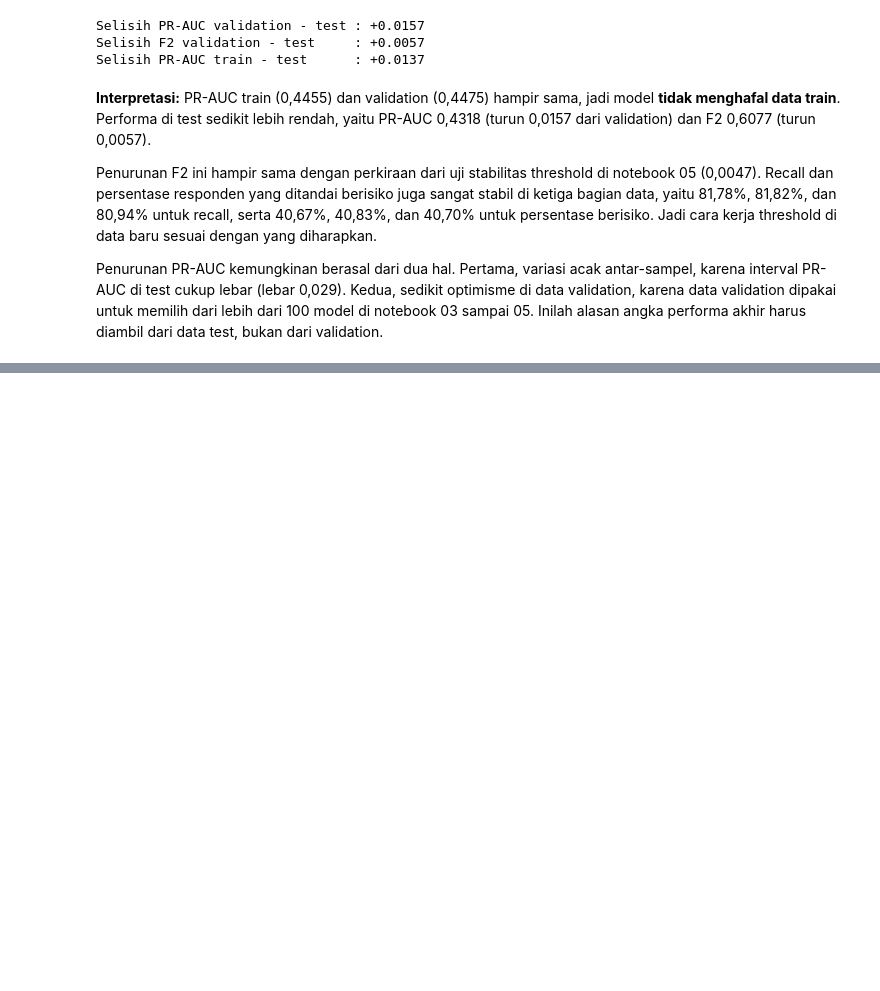
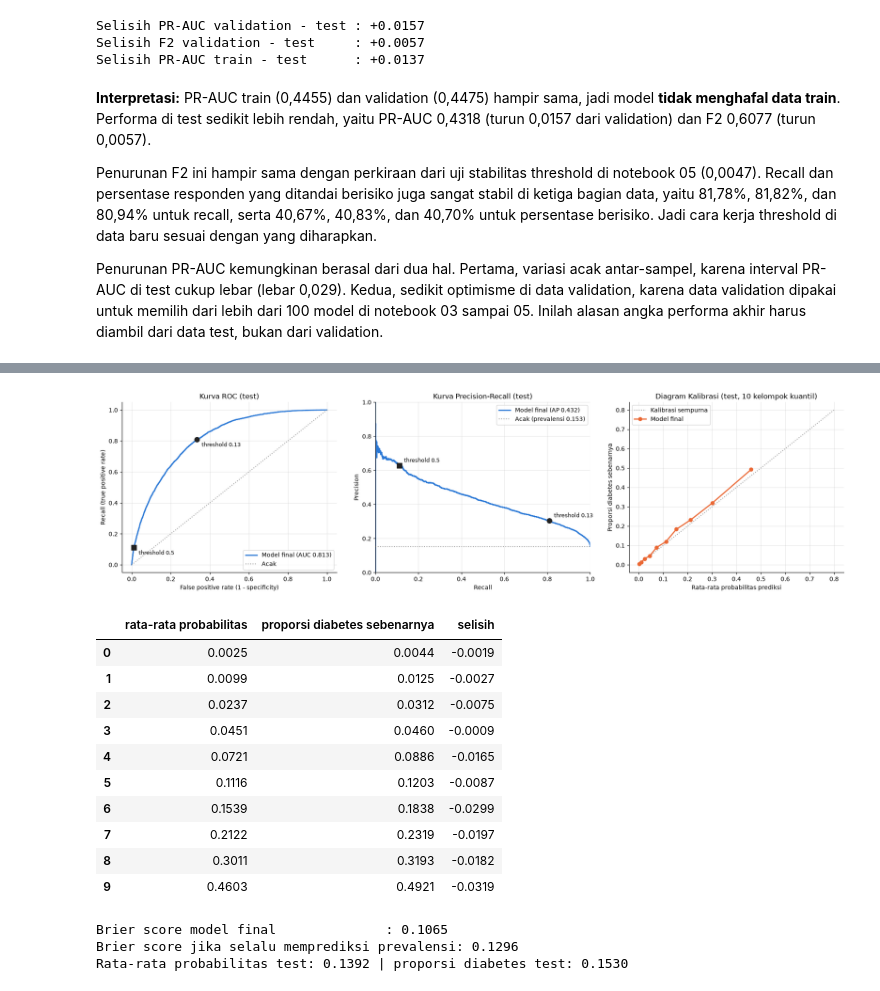
Before and after one commit to felix-malvin/mythos-diabetes-risk-mlp, a Jupyter notebook: notebooks/07_evaluasi_final.ipynb, the cells around one changed output, grey strips where cells are left out. Saved outputs shown, nothing was run; the diff lists cells and outputs as text; code cells hidden in the pictures; blank space fills up the shorter version.

Commit message:
Evaluasi: Kurva ROC, Precision-Recall, dan Kalibrasi Probabilitas

```diff
--- a/notebooks/07_evaluasi_final.ipynb
+++ b/notebooks/07_evaluasi_final.ipynb
@@ -324,0 +329,64 @@ Penurunan PR-AUC kemungkinan berasal dari dua hal. Pertama, variasi acak antar-s
+# %%
+fig, axes = plt.subplots(1, 3, figsize=(18, 5))
+fpr, tpr, _ = roc_curve(y_test, prob_test)
+ax = axes[0]
+ax.plot(fpr, tpr, color=WARNA["utama"], lw=2, label=f"Model final (AUC {r_test['roc_auc']:.3f})")
+ax.plot([0, 1], [0, 1], ls=":", color=WARNA["abu"], label="Acak")
+for t, mk in [(0.5, "s"), (THRESHOLD, "o")]:
+    m_ = ev.metrics_at_threshold(y_test, prob_test, t)
+    ax.scatter(1 - m_["specificity"], m_["recall"], s=70, marker=mk, color="#222222", zorder=3)
+    ax.annotate(f"threshold {t}", (1 - m_["specificity"], m_["recall"]), xytext=(8, -12), textcoords="offset points", fontsize=9)
+ax.set_xlabel("False positive rate (1 - specificity)")
+ax.set_ylabel("Recall (true positive rate)")
+ax.set_title("Kurva ROC (test)")
+ax.legend(loc="lower right")
+
+pp, rr, _ = precision_recall_curve(y_test, prob_test)
+ax = axes[1]
+ax.plot(rr, pp, color=WARNA["utama"], lw=2, label=f"Model final (AP {r_test['pr_auc']:.3f})")
+ax.axhline(y_test.mean(), ls=":", color=WARNA["abu"], label=f"Acak (prevalensi {y_test.mean():.3f})")
+for t, mk in [(0.5, "s"), (THRESHOLD, "o")]:
+    m_ = ev.metrics_at_threshold(y_test, prob_test, t)
+    ax.scatter(m_["recall"], m_["precision"], s=70, marker=mk, color="#222222", zorder=3)
+    ax.annotate(f"threshold {t}", (m_["recall"], m_["precision"]), xytext=(8, 6), textcoords="offset points", fontsize=9)
+ax.set_xlabel("Recall")
+ax.set_ylabel("Precision")
+ax.set_xlim(0, 1)
+ax.set_ylim(0, 1)
+ax.set_title("Kurva Precision-Recall (test)")
+ax.legend(loc="upper right")
+
+frac_pos, mean_pred = calibration_curve(y_test, prob_test, n_bins=10, strategy="quantile")
+ax = axes[2]
+ax.plot([0, 0.8], [0, 0.8], ls=":", color=WARNA["abu"], label="Kalibrasi sempurna")
+ax.plot(mean_pred, frac_pos, marker="o", color=WARNA["kedua"], lw=2, label="Model final")
+ax.set_xlabel("Rata-rata probabilitas prediksi")
+ax.set_ylabel("Proporsi diabetes sebenarnya")
+ax.set_title("Diagram Kalibrasi (test, 10 kelompok kuantil)")
+ax.legend(loc="upper left")
+fig.tight_layout()
+viz.save_fig(fig, "eval_03_roc_pr_kalibrasi_test")
+plt.show()
+
+kalibrasi = pd.DataFrame({"rata-rata probabilitas": mean_pred, "proporsi diabetes sebenarnya": frac_pos})
+kalibrasi["selisih"] = kalibrasi["rata-rata probabilitas"] - kalibrasi["proporsi diabetes sebenarnya"]
+display(kalibrasi.round(4))
+print(f"Brier score model final              : {brier_score_loss(y_test, prob_test):.4f}")
+print(f"Brier score jika selalu memprediksi prevalensi: {brier_score_loss(y_test, np.full(n, y_train.mean())):.4f}")
+print(f"Rata-rata probabilitas test: {prob_test.mean():.4f} | proporsi diabetes test: {y_test.mean():.4f}")
+# %% [output]
+[figure, added]
+|  | rata-rata probabilitas | proporsi diabetes sebenarnya | selisih |
+| 0 | 0.0025 | 0.0044 | -0.0019 |
+| 1 | 0.0099 | 0.0125 | -0.0027 |
+| 2 | 0.0237 | 0.0312 | -0.0075 |
+| 3 | 0.0451 | 0.0460 | -0.0009 |
+| 4 | 0.0721 | 0.0886 | -0.0165 |
+| 5 | 0.1116 | 0.1203 | -0.0087 |
+| 6 | 0.1539 | 0.1838 | -0.0299 |
+| 7 | 0.2122 | 0.2319 | -0.0197 |
+| 8 | 0.3011 | 0.3193 | -0.0182 |
+| 9 | 0.4603 | 0.4921 | -0.0319 |
+Brier score model final              : 0.1065
+Brier score jika selalu memprediksi prevalensi: 0.1296
+Rata-rata probabilitas test: 0.1392 | proporsi diabetes test: 0.1530
```
Also changed, not shown: parts of 2 cells of this notebook, 1 other file.
